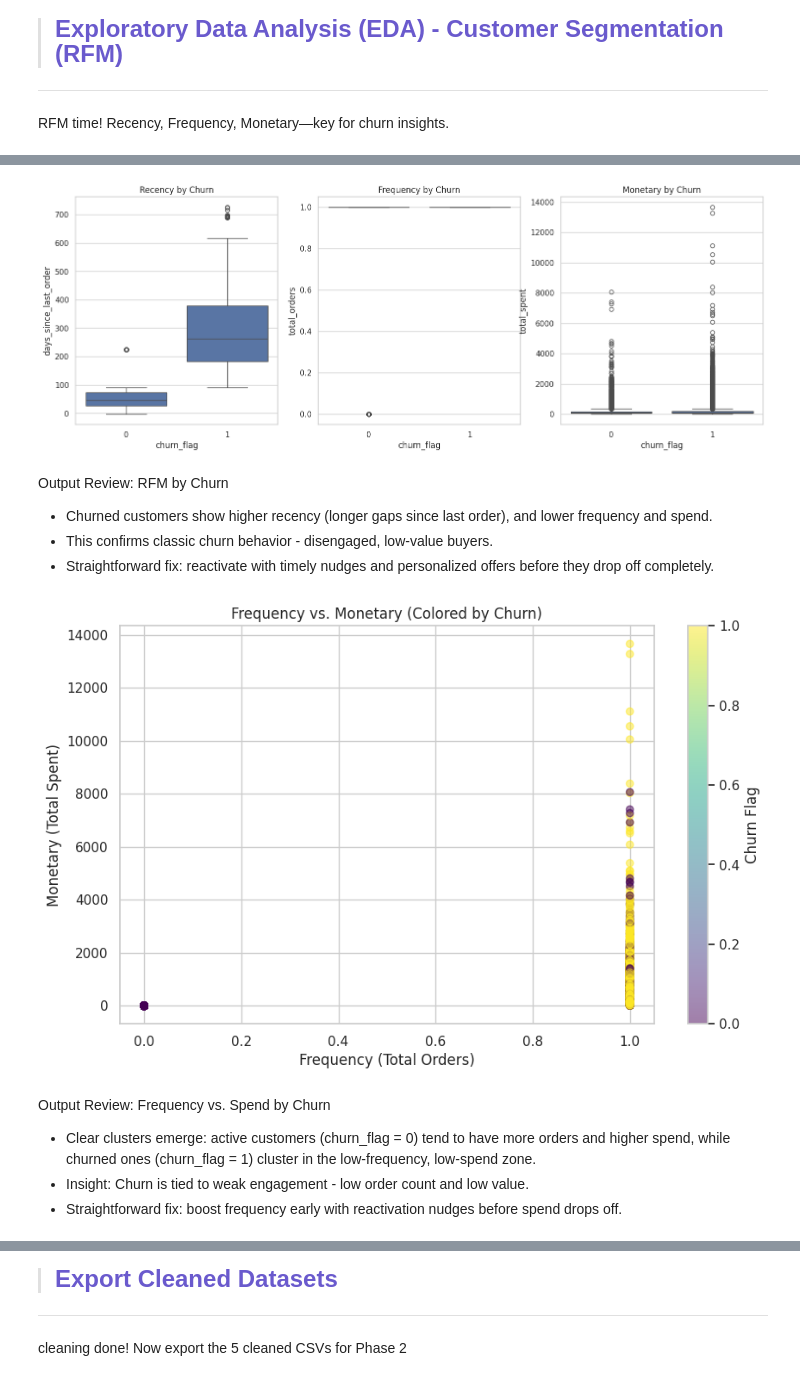
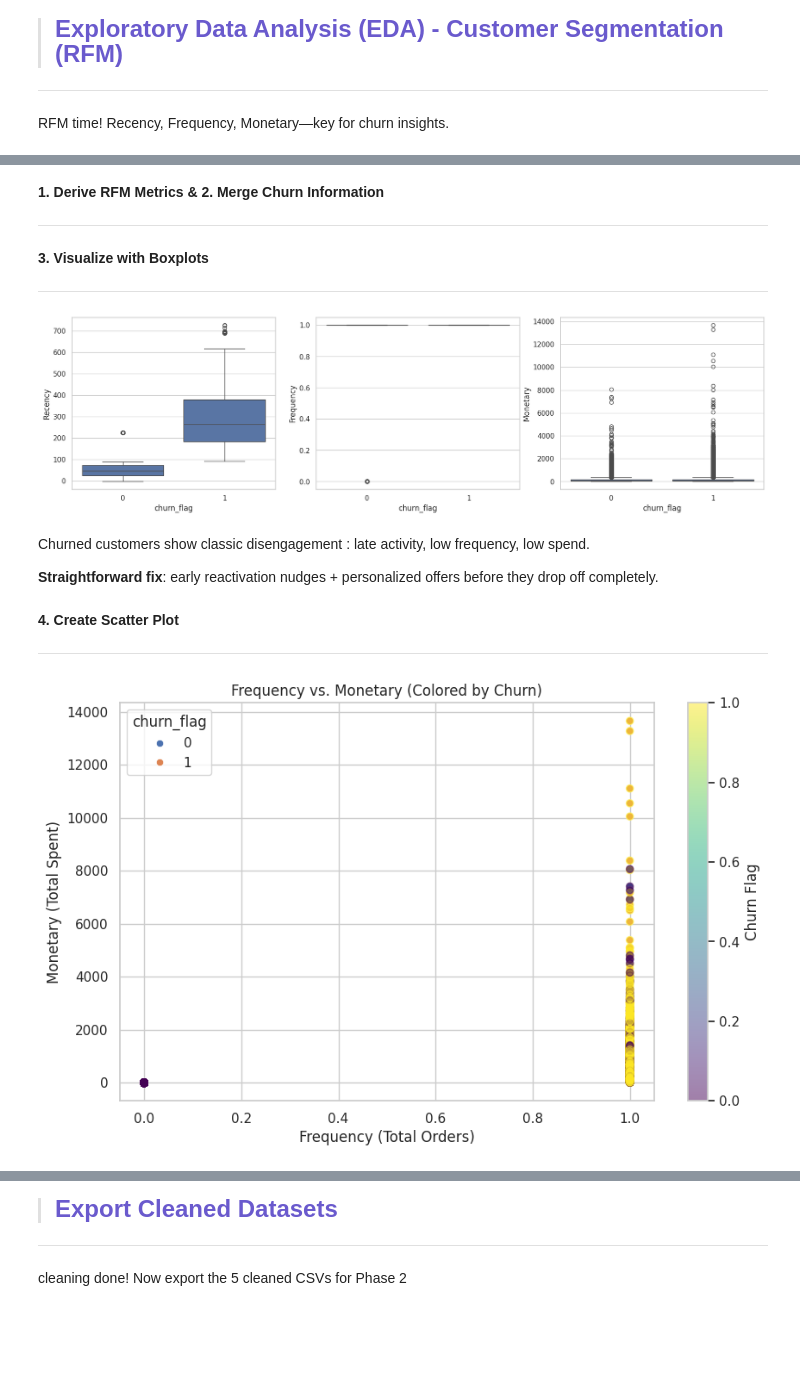
Before and after one commit to Kanakbaghel/Capstone_Project, a Jupyter notebook: Scripts/EDA.ipynb, the cells around one changed output, grey strips where cells are left out. Drawn from its saved outputs; the diff is of its cells as text; code cells hidden in the pictures; blank space fills up the shorter version.

```diff
--- a/Scripts/EDA.ipynb
+++ b/Scripts/EDA.ipynb
@@ -499,25 +576,39 @@ RFM time! Recency, Frequency, Monetary—key for churn insights.
+# %% [markdown]
+**1. Derive RFM Metrics & 2. Merge Churn Information**
+
+-------------
+# %%
+# Recency: days_since_last_order from customers
+# Frequency: total_orders from customers
+# Monetary: total_spent from customers
+rfm = customers[['customer_id', 'days_since_last_order', 'total_orders', 'total_spent']].copy()
+rfm.columns = ['customer_id', 'Recency', 'Frequency', 'Monetary']
+
+rfm = rfm.merge(customers[['customer_id', 'churn_flag']], on='customer_id')
+# %% [markdown]
+**3. Visualize with Boxplots**
+
+-------------
 # %%
-# Boxplots
-fig, axes = plt.subplots(1, 3, figsize=(18, 6))
-sns.boxplot(x='churn_flag', y='days_since_last_order', data=customers, ax=axes[0])
-axes[0].set_title('Recency by Churn')
-
-sns.boxplot(x='churn_flag', y='total_orders', data=customers, ax=axes[1])
-axes[1].set_title('Frequency by Churn')
-
-sns.boxplot(x='churn_flag', y='total_spent', data=customers, ax=axes[2])
-axes[2].set_title('Monetary by Churn')
+# Boxplot
+fig, axes = plt.subplots(1, 3, figsize=(20, 5))
+sns.boxplot(x='churn_flag', y='Recency', data=rfm, ax=axes[0])
+sns.boxplot(x='churn_flag', y='Frequency', data=rfm, ax=axes[1])
+sns.boxplot(x='churn_flag', y='Monetary', data=rfm, ax=axes[2])
 plt.show()
-# Insight: Churned have higher recency, lower frequency/spend.
 # %% [output]
-[figure, old version]
+[figure, new version]
-# %% [markdown]
-Output Review: RFM by Churn
-- Churned customers show higher recency (longer gaps since last order), and lower frequency and spend.
-- This confirms classic churn behavior - disengaged, low-value buyers.
-- Straightforward fix: reactivate with timely nudges and personalized offers before they drop off completely.
+# %% [markdown]
+Churned customers show classic disengagement : late activity, low frequency, low spend.
+
+**Straightforward fix**: early reactivation nudges + personalized offers before they drop off completely.
+# %% [markdown]
+**4. Create Scatter Plot**
+
+-----------
 # %%
 # Scatter Plot
+sns.scatterplot(x='Frequency', y='Monetary', hue='churn_flag', data=rfm)
 plt.scatter(customers['total_orders'], customers['total_spent'], c=customers['churn_flag'], alpha=0.5, cmap='viridis')
 plt.xlabel('Frequency (Total Orders)')
 plt.ylabel('Monetary (Total Spent)')
@@ -526,9 +617,4 @@ plt.colorbar(label='Churn Flag')
 plt.show()
 # Insight: Clusters show active vs. churned patterns.
 # %% [output]
-[figure, old version]
+[figure, new version]
-# %% [markdown]
-Output Review: Frequency vs. Spend by Churn
-- Clear clusters emerge: active customers (churn_flag = 0) tend to have more orders and higher spend, while churned ones (churn_flag = 1) cluster in the low-frequency, low-spend zone.
-- Insight: Churn is tied to weak engagement - low order count and low value.
-- Straightforward fix: boost frequency early with reactivation nudges before spend drops off.
```
Also changed, not shown: parts of 33 cells of this notebook.
